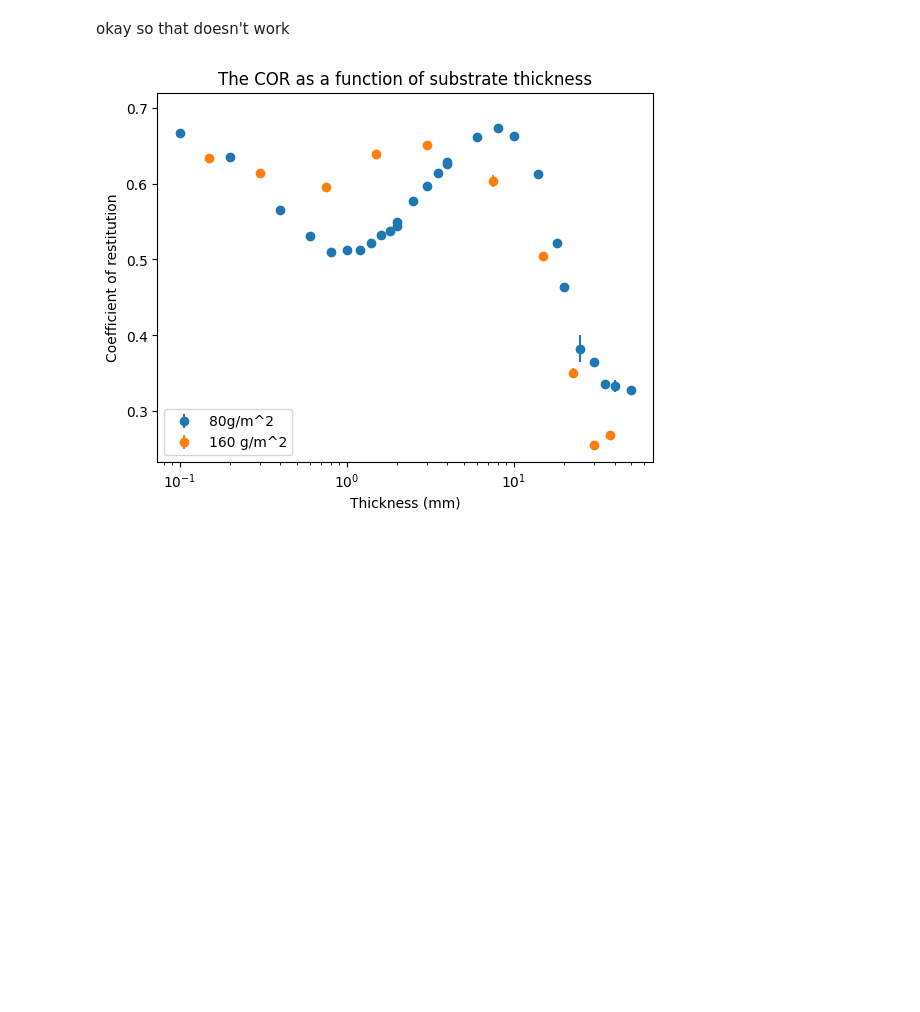
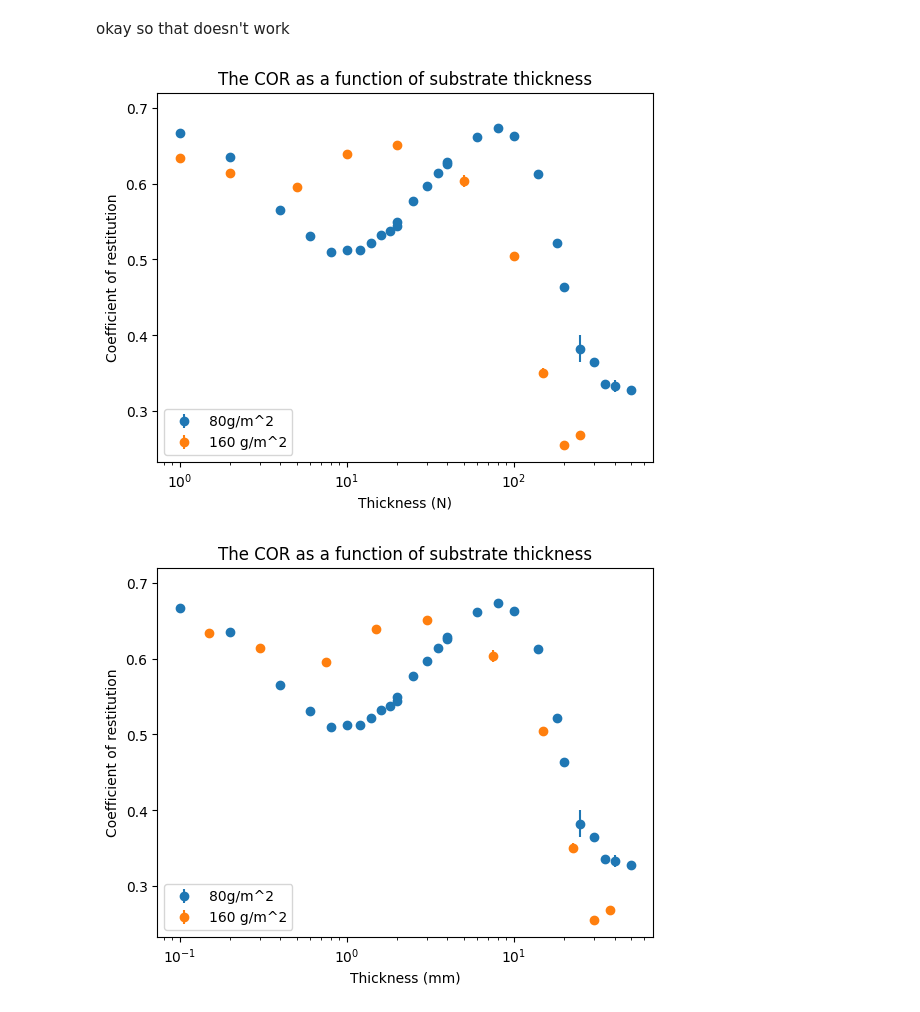
Before and after one commit to joshuadijksman/paperstack, a Jupyter notebook: Manou_version/code/Manou_Liesker_combinedata.ipynb, the cells around one changed output. Cells and saved outputs as stored; diff of their text form; code cells hidden in the pictures; blank space fills up the shorter version.

```diff
--- a/Manou_version/code/Manou_Liesker_combinedata.ipynb
+++ b/Manou_version/code/Manou_Liesker_combinedata.ipynb
@@ -475,26 +475,35 @@ okay so that doesn't work
 # %%
 density_80_N = V_Thicknesses + T3_Thicknesses
 density_80_COR = V_COR + T_COR
 density_80_COR_err = V_COR_err + T_COR_err
 density_80_T = []
 density_160_T = []
 
 
 for t in density_80_N:
     density_80_T.append(t * 0.1)
 
 for t in thickness_unique_160d:
     density_160_T.append(t * 0.15)
 
 
+plt.errorbar(density_80_N, density_80_COR, yerr= density_80_COR_err, fmt = 'o', label = "80g/m^2")
+plt.errorbar(thickness_unique_160d, avg_COR_160d, yerr = COR_err_160d, fmt = 'o', label = '160 g/m^2')
+plt.title('The COR as a function of substrate thickness')
+plt.xlabel('Thickness (N)')
+plt.ylabel('Coefficient of restitution')
+plt.xscale('log')
+plt.legend()
+plt.show()
 
 plt.errorbar(density_80_T, density_80_COR, yerr= density_80_COR_err, fmt = 'o', label = "80g/m^2")
 plt.errorbar(density_160_T, avg_COR_160d, yerr = COR_err_160d, fmt = 'o', label = '160 g/m^2')
 plt.title('The COR as a function of substrate thickness')
 plt.xlabel('Thickness (mm)')
 plt.ylabel('Coefficient of restitution')
 plt.xscale('log')
 plt.legend()
 plt.show()
 # %% [output]
-[figure, old version]
+[figure, new version]
+[figure, added]
```
Also changed, not shown: 2 other files.
